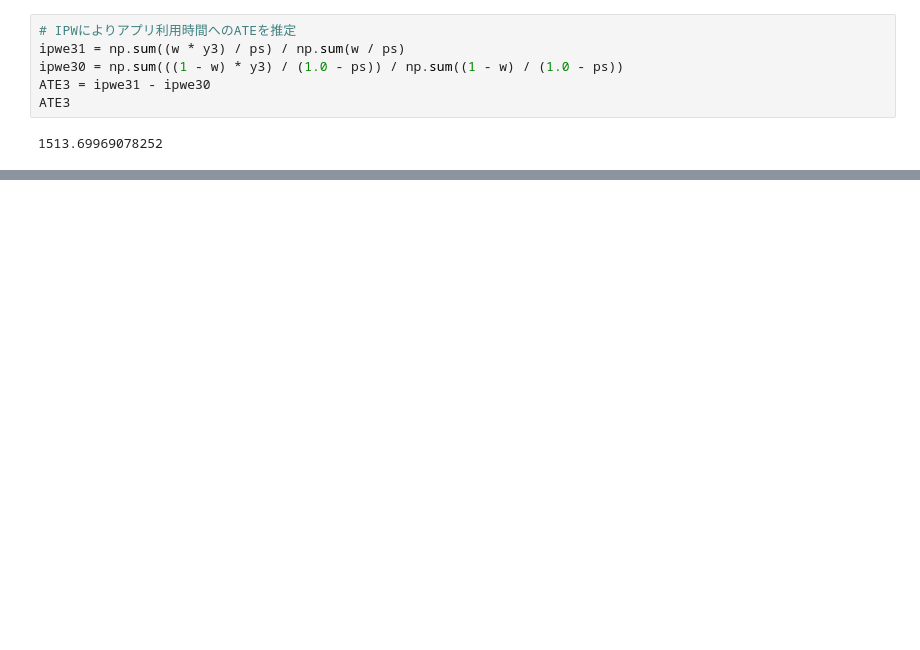
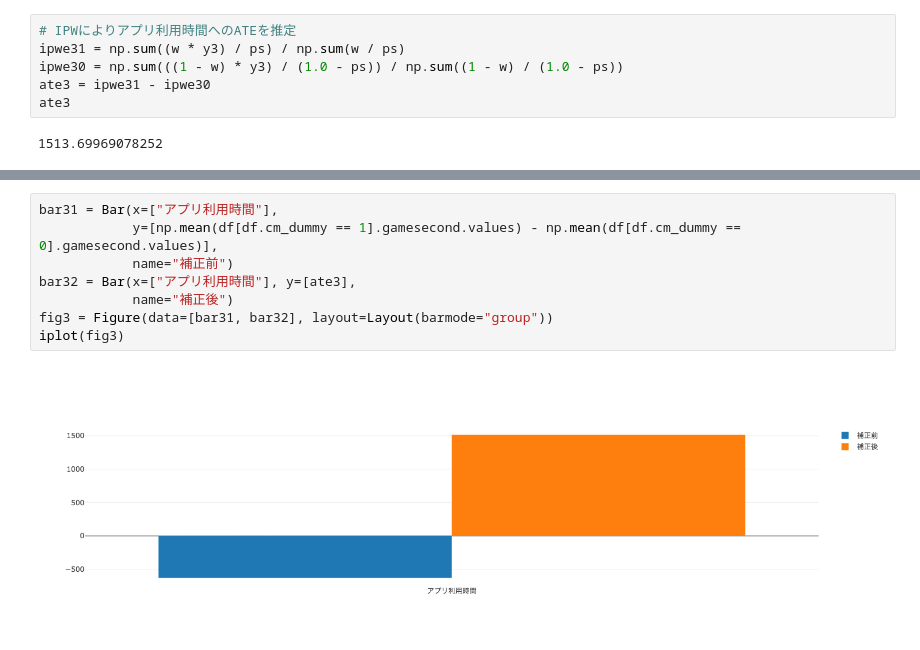
Before and after one commit to smn-ailab/ysaito-qiita, a Jupyter notebook: causal_inference/causal_inference_observational_study.ipynb, the cells around one changed output, grey strips where cells are left out. Drawn from its saved outputs; the diff is of its cells as text; blank space fills up the shorter version.

```diff
--- a/causal_inference/causal_inference_observational_study.ipynb
+++ b/causal_inference/causal_inference_observational_study.ipynb
@@ -87,7 +87,7 @@ ATE2
 # IPWによりアプリ利用時間へのATEを推定
 ipwe31 = np.sum((w * y3) / ps) / np.sum(w / ps)
 ipwe30 = np.sum(((1 - w) * y3) / (1.0 - ps)) / np.sum((1 - w) / (1.0 - ps))
-ATE3 = ipwe31 - ipwe30
-ATE3
+ate3 = ipwe31 - ipwe30
+ate3
 # %% [output]
 1513.69969078252
@@ -93,0 +116,10 @@ ATE3
+# %%
+bar31 = Bar(x=["アプリ利用時間"],
+            y=[np.mean(df[df.cm_dummy == 1].gamesecond.values) - np.mean(df[df.cm_dummy == 0].gamesecond.values)],
+            name="補正前")
+bar32 = Bar(x=["アプリ利用時間"], y=[ate3],
+            name="補正後")
+fig3 = Figure(data=[bar31, bar32], layout=Layout(barmode="group"))
+iplot(fig3)
+# %% [output]
+[figure, added]
```
Also changed, not shown: parts of 11 cells of this notebook, 1 other file.
